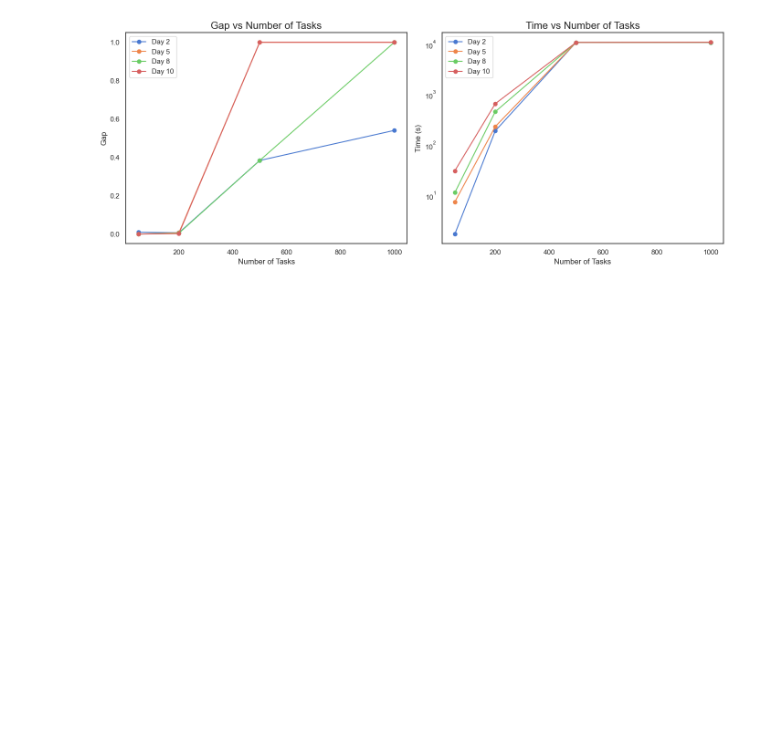
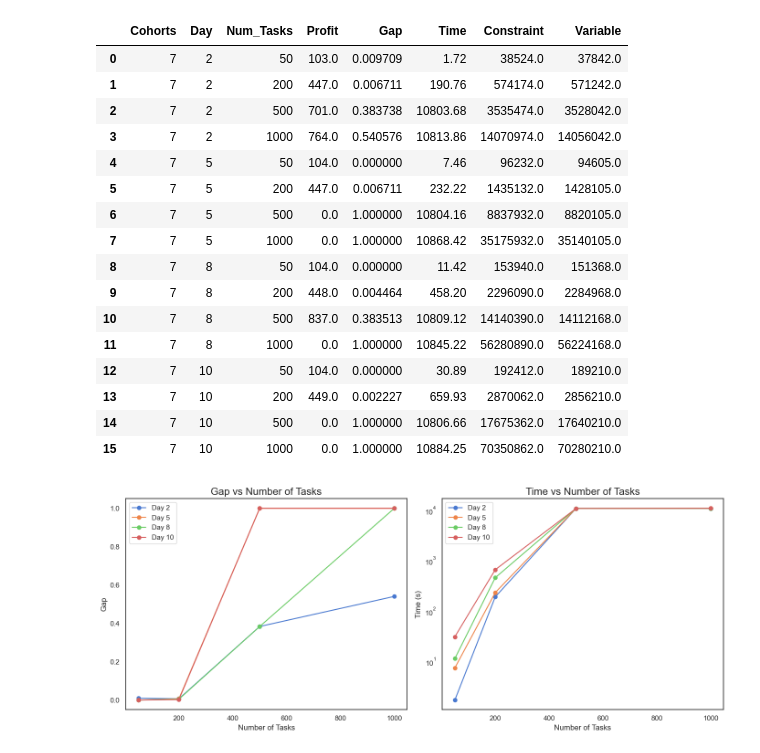
Before and after one commit to MxHbm/IM_Challenge, a Jupyter notebook: Code/MIP_Approach/auswertung_flexi.ipynb, the cells around one changed output. Drawn from its saved outputs; the diff is of its cells as text; code cells hidden in the pictures; blank space fills up the shorter version.

```diff
--- a/Code/MIP_Approach/auswertung_flexi.ipynb
+++ b/Code/MIP_Approach/auswertung_flexi.ipynb
@@ -39,6 +39,26 @@ for cohort in [7]:
                 #print(cohort,day,num_tasks,profit,gap,time,constraint,variable)
 
 data = pd.DataFrame(data_list,columns = ["Cohorts", "Day", "Num_Tasks", "Profit", "Gap", "Time", "Constraint", "Variable"])
+# %%
+data
+# %% [output]
+|  | Cohorts | Day | Num_Tasks | Profit | Gap | Time | Constraint | Variable |
+| 0 | 7 | 2 | 50 | 103.0 | 0.009709 | 1.72 | 38524.0 | 37842.0 |
+| 1 | 7 | 2 | 200 | 447.0 | 0.006711 | 190.76 | 574174.0 | 571242.0 |
+| 2 | 7 | 2 | 500 | 701.0 | 0.383738 | 10803.68 | 3535474.0 | 3528042.0 |
+| 3 | 7 | 2 | 1000 | 764.0 | 0.540576 | 10813.86 | 14070974.0 | 14056042.0 |
+| 4 | 7 | 5 | 50 | 104.0 | 0.000000 | 7.46 | 96232.0 | 94605.0 |
+| 5 | 7 | 5 | 200 | 447.0 | 0.006711 | 232.22 | 1435132.0 | 1428105.0 |
+| 6 | 7 | 5 | 500 | 0.0 | 1.000000 | 10804.16 | 8837932.0 | 8820105.0 |
+| 7 | 7 | 5 | 1000 | 0.0 | 1.000000 | 10868.42 | 35175932.0 | 35140105.0 |
+| 8 | 7 | 8 | 50 | 104.0 | 0.000000 | 11.42 | 153940.0 | 151368.0 |
+| 9 | 7 | 8 | 200 | 448.0 | 0.004464 | 458.20 | 2296090.0 | 2284968.0 |
+| 10 | 7 | 8 | 500 | 837.0 | 0.383513 | 10809.12 | 14140390.0 | 14112168.0 |
+| 11 | 7 | 8 | 1000 | 0.0 | 1.000000 | 10845.22 | 56280890.0 | 56224168.0 |
+| 12 | 7 | 10 | 50 | 104.0 | 0.000000 | 30.89 | 192412.0 | 189210.0 |
+| 13 | 7 | 10 | 200 | 449.0 | 0.002227 | 659.93 | 2870062.0 | 2856210.0 |
+| 14 | 7 | 10 | 500 | 0.0 | 1.000000 | 10806.66 | 17675362.0 | 17640210.0 |
+| 15 | 7 | 10 | 1000 | 0.0 | 1.000000 | 10884.25 | 70350862.0 | 70280210.0 |
 # %%
 # Assuming 'data' is your DataFrame with 'Day', 'Num_Tasks', 'Gap', and 'Time' columns
 # and 'df' is used for other purposes.
```
Also changed, not shown: 9 other files.
